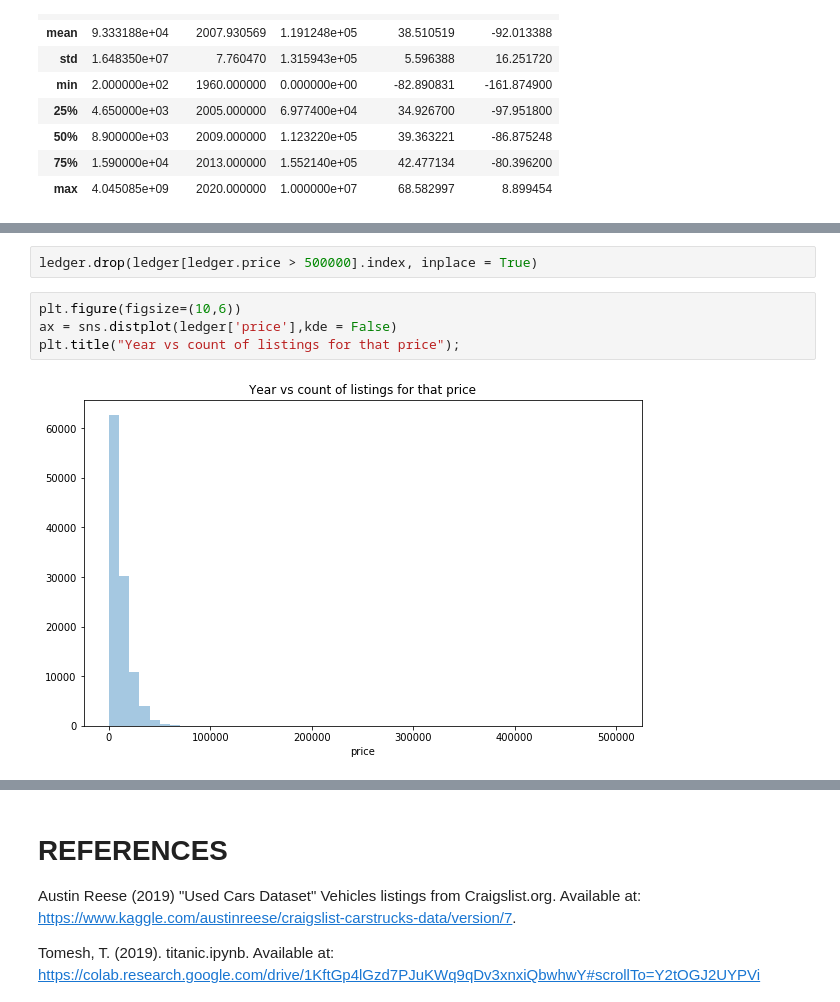
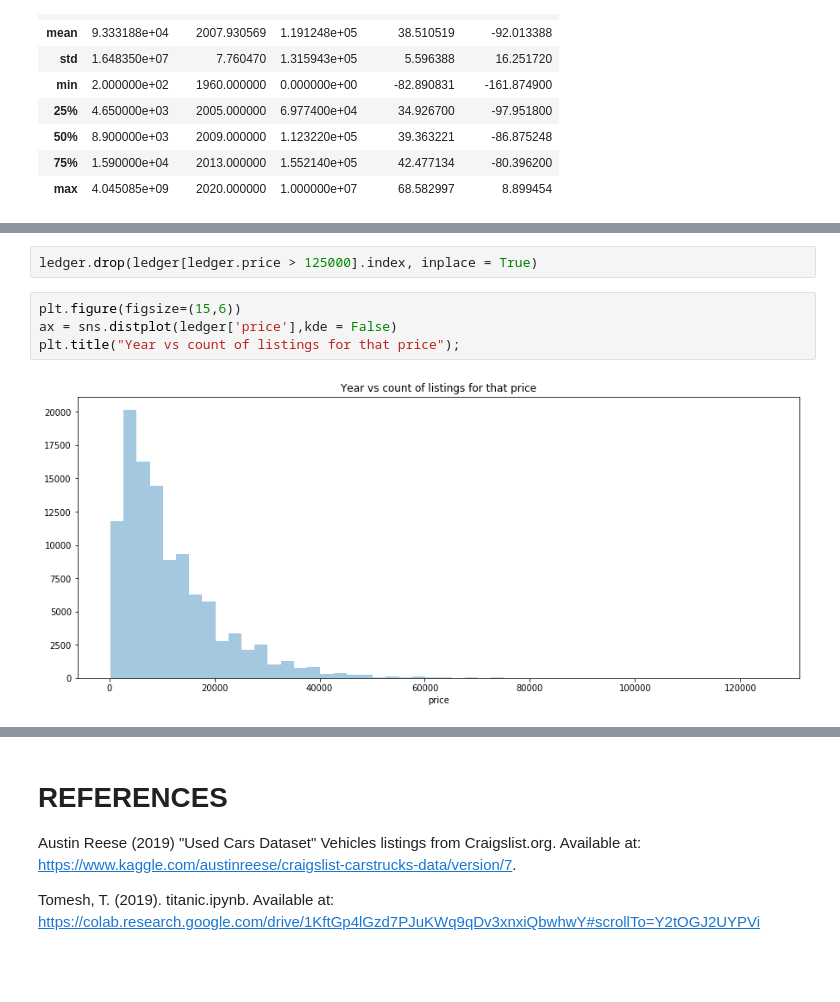
Before and after one commit to jashanmalhi/Data-Analysis, a Jupyter notebook: Used_Cars_Dataset.ipynb, the cells around one changed output, grey strips where cells are left out. Drawn from its saved outputs; the diff is of its cells as text; blank space fills up the shorter version.

```diff
--- a/Used_Cars_Dataset.ipynb
+++ b/Used_Cars_Dataset.ipynb
@@ -254,9 +260,9 @@ ledger.loc[highprice]
 # %%
-ledger.drop(ledger[ledger.price > 500000].index, inplace = True)
+ledger.drop(ledger[ledger.price > 125000].index, inplace = True)
 # %%
-plt.figure(figsize=(10,6))
+plt.figure(figsize=(15,6))
 ax = sns.distplot(ledger['price'],kde = False)
 plt.title("Year vs count of listings for that price");
 # %% [output]
-[figure, old version]
+[figure, new version]
 # %%
```
Also changed, not shown: parts of 7 cells of this notebook.
